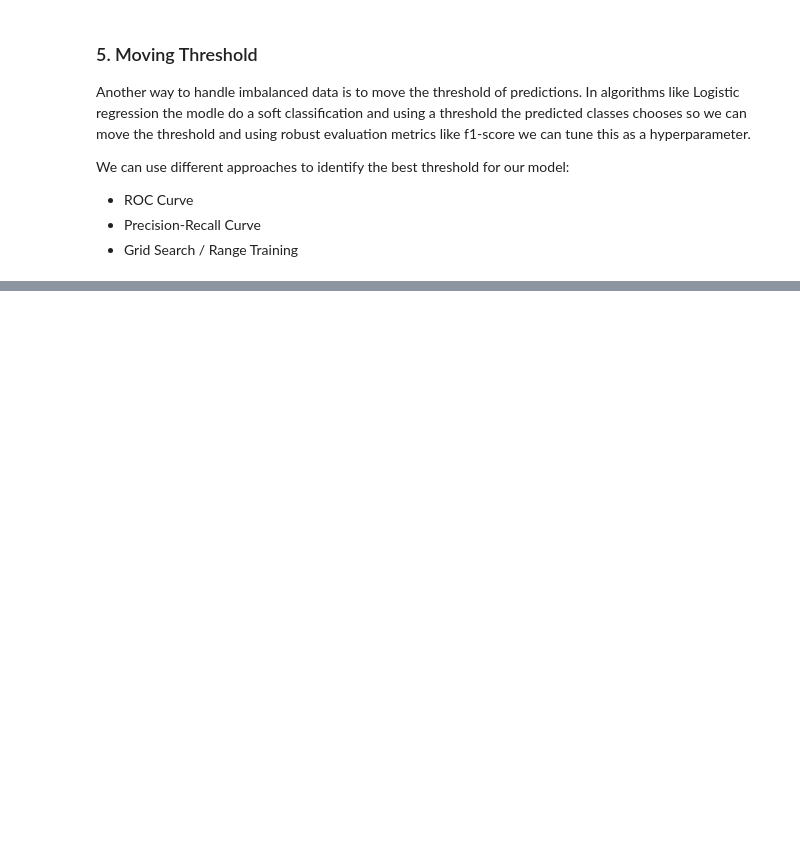
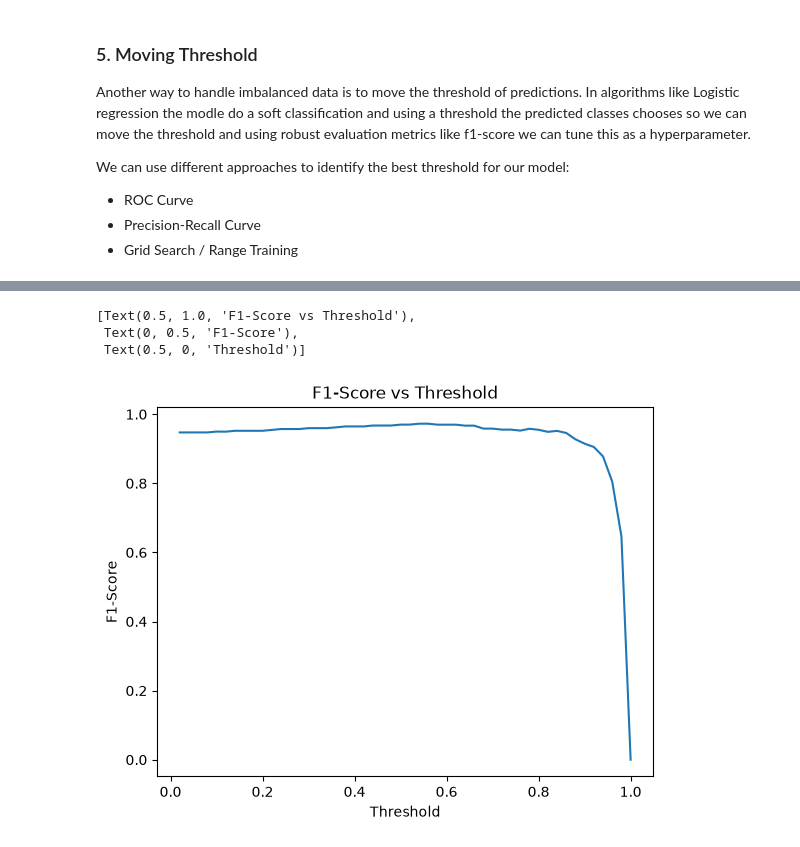
Before and after one commit to Erfan-Taherirani/Personal_ML_Notes, a Jupyter notebook: Miscellaneous/handling_data_imbalance.ipynb, the cells around one changed output, grey strips where cells are left out. Drawn from its saved outputs; the diff is of its cells as text; code cells hidden in the pictures; blank space fills up the shorter version.

```diff
--- a/Miscellaneous/handling_data_imbalance.ipynb
+++ b/Miscellaneous/handling_data_imbalance.ipynb
@@ -124,0 +205,13 @@ We can use different approaches to identify the best threshold for our model:
+# %%
+from sklearn.metrics import accuracy_score
+scores = []
+thresholds = []
+threshold = 1
+while threshold >=0:
+    y_pred = clf.predict_proba(X_test)[:, 1] > threshold
+    f1 = f1_score(y_test, y_pred)
+    print(f"Threshold: {threshold}, F1-Score: {f1}")
+    thresholds.append(threshold)
+    scores.append(f1)
+
+    threshold -= 0.02
@@ -124,0 +236,13 @@ We can use different approaches to identify the best threshold for our model:
+# %%
+_, ax = plt.subplots()
+ax.plot(thresholds, scores)
+ax.set(
+    title="F1-Score vs Threshold",
+    ylabel="F1-Score",
+    xlabel="Threshold"
+)
+# %% [output]
+[Text(0.5, 1.0, 'F1-Score vs Threshold'),
+ Text(0, 0.5, 'F1-Score'),
+ Text(0.5, 0, 'Threshold')]
+[figure, added]
```
Also changed, not shown: parts of 11 cells of this notebook, 1 other file.
